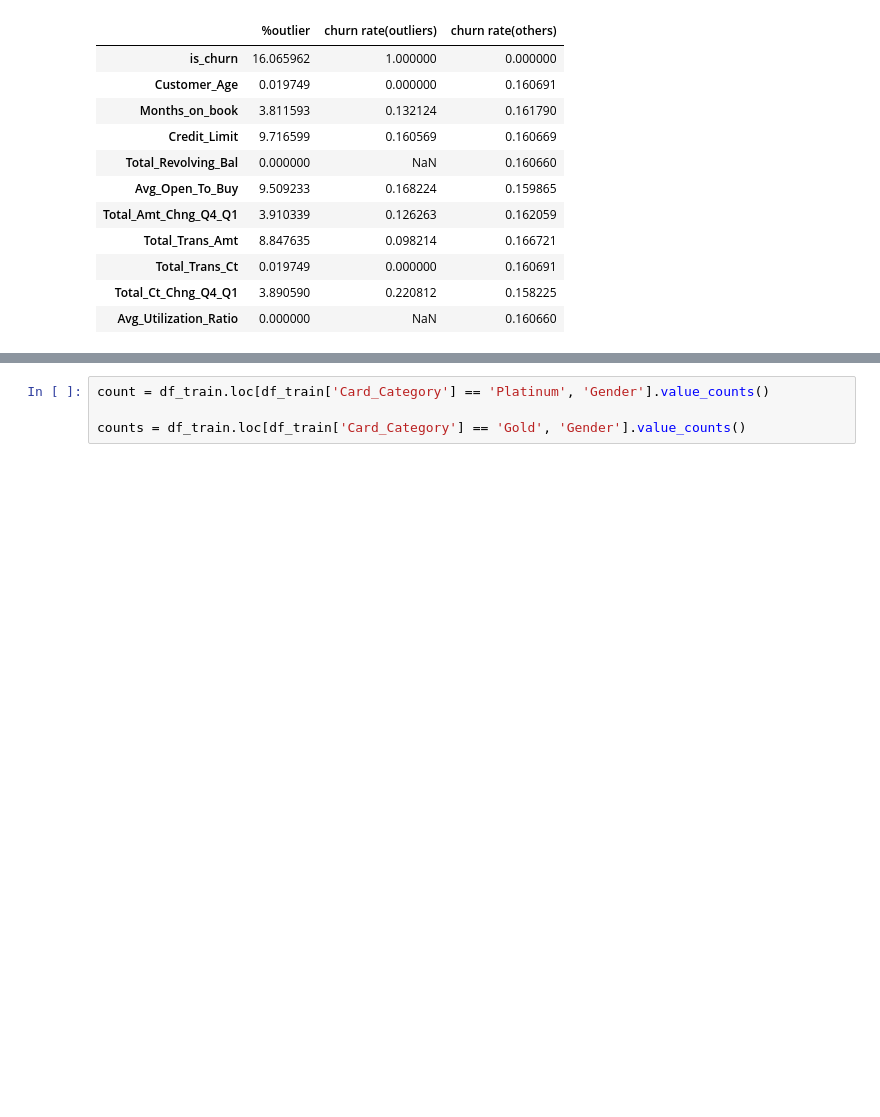
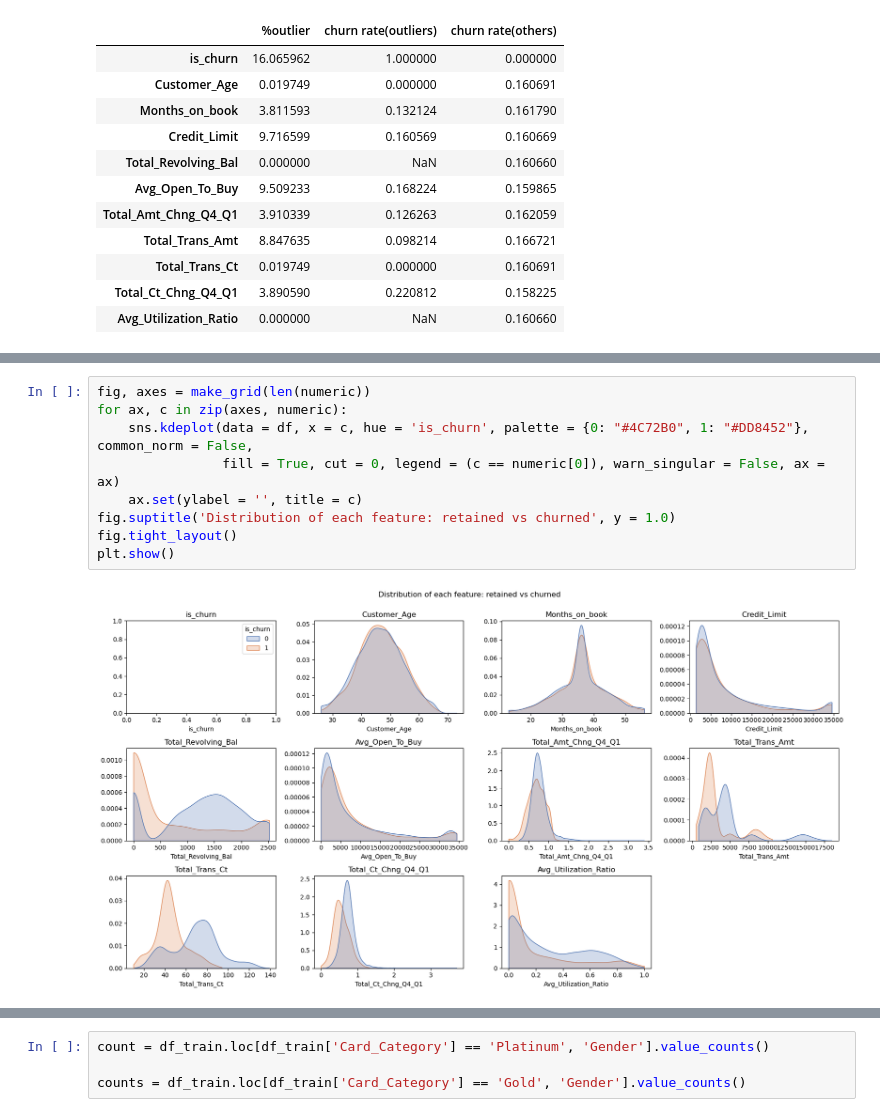
Before and after one commit to kidnextdoor57/Credit-Card-Churn-Prediction, a Jupyter notebook: credit_card_churn.ipynb, the cells around one changed output, grey strips where cells are left out. Cells and saved outputs as stored; diff of their text form; blank space fills up the shorter version.

```diff
--- a/credit_card_churn.ipynb
+++ b/credit_card_churn.ipynb
@@ -355,0 +376,11 @@ pd.DataFrame({
+# %%
+fig, axes = make_grid(len(numeric))
+for ax, c in zip(axes, numeric):
+    sns.kdeplot(data = df, x = c, hue = 'is_churn', palette = {0: "#4C72B0", 1: "#DD8452"}, common_norm = False,
+                fill = True, cut = 0, legend = (c == numeric[0]), warn_singular = False, ax = ax)
+    ax.set(ylabel = '', title = c)
+fig.suptitle('Distribution of each feature: retained vs churned', y = 1.0)
+fig.tight_layout()
+plt.show()
+# %% [output]
+[figure, added]
```
Also changed, not shown: parts of 7 cells of this notebook.
